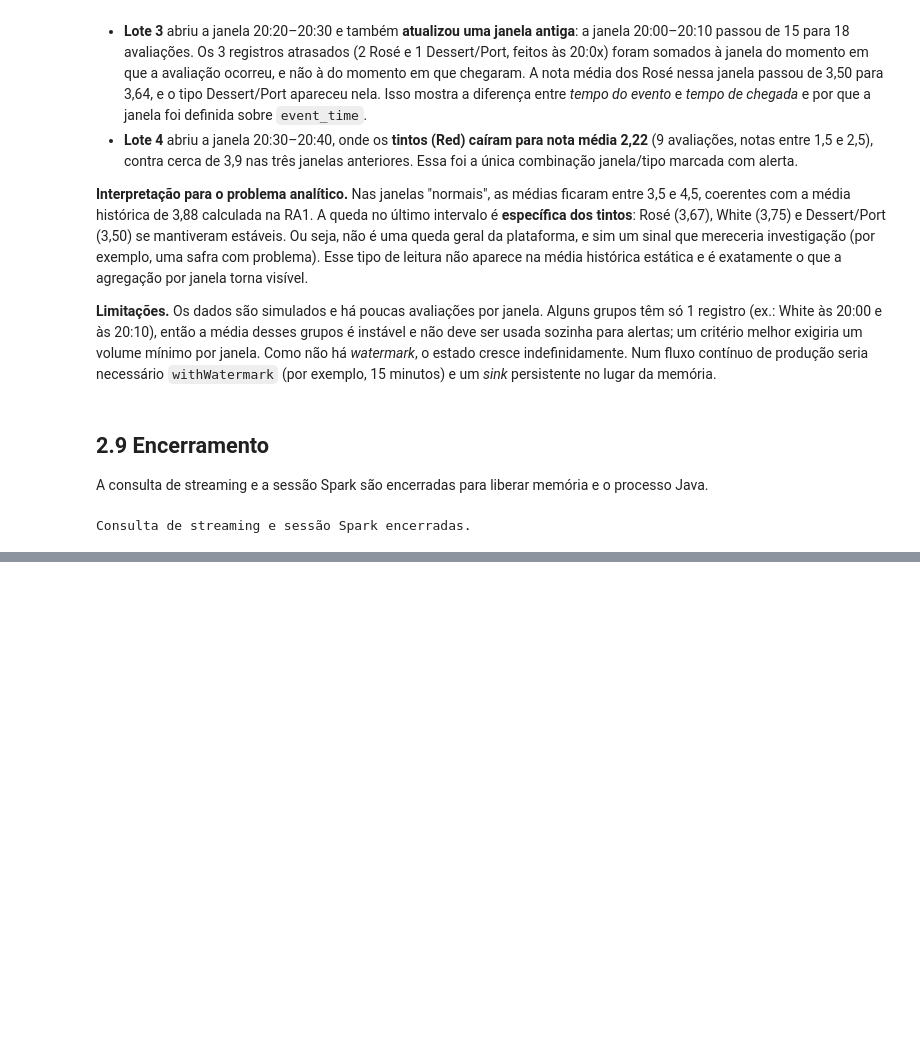
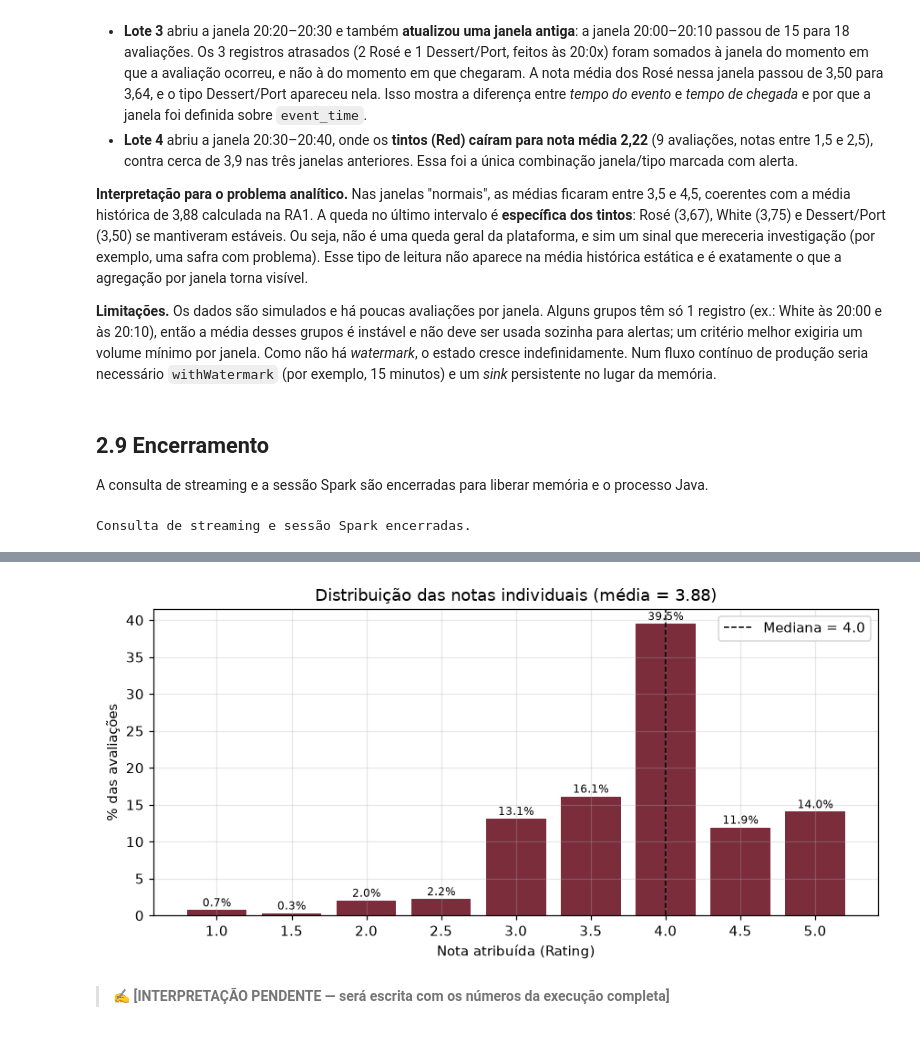
Before and after one commit to haku769/ra1-data-analytics, a Jupyter notebook: analise_vinhos.ipynb, the cells around one changed output, grey strips where cells are left out. Cells and saved outputs as stored; diff of their text form; code cells hidden in the pictures; blank space fills up the shorter version.

Commit message:
"RA3: estatística, visualizações, representatividade e ML"

```diff
--- a/analise_vinhos.ipynb
+++ b/analise_vinhos.ipynb
@@ -525,0 +732,27 @@ Consulta de streaming e sessão Spark encerradas.
+# %%
+def medidas(serie, nome):
+    s = serie.dropna()
+    return pd.Series({
+        "n": len(s), "média": s.mean(), "mediana": s.median(), "desvio-padrão": s.std(),
+        "mínimo": s.min(), "máximo": s.max(), "amplitude": s.max() - s.min(),
+        "Q1": s.quantile(.25), "Q3": s.quantile(.75), "IQR": s.quantile(.75) - s.quantile(.25),
+        "coef. variação (%)": 100 * s.std() / s.mean(), "assimetria": s.skew()}, name=nome)
+
+medidas_nota_individual = pd.Series({
+    "n": resumo.total_avaliacoes, "média": resumo.media, "mediana": resumo.mediana,
+    "desvio-padrão": resumo.desvio_padrao, "mínimo": resumo.minimo, "máximo": resumo.maximo,
+    "amplitude": resumo.maximo - resumo.minimo, "Q1": resumo.q1, "Q3": resumo.q3,
+    "IQR": resumo.q3 - resumo.q1, "coef. variação (%)": 100 * resumo.desvio_padrao / resumo.media,
+    "assimetria": resumo.assimetria}, name="Rating (avaliação individual)")
+
+tabela_medidas = pd.concat([medidas_nota_individual,
+                            medidas(vinhos["Nota_Media"], "Nota_Media (por vinho)"),
+                            medidas(vinhos["Total_Avaliacoes"], "Total_Avaliacoes (por vinho)")], axis=1)
+print("Medidas de tendência central, dispersão e distribuição")
+display(tabela_medidas)
+
+freq_notas["Percentual"] = 100 * freq_notas["count"] / freq_notas["count"].sum()
+freq_notas["Percentual acumulado"] = freq_notas["Percentual"].cumsum()
+print("Frequência das notas individuais")
+display(freq_notas.rename(columns={"count": "Avaliações"}))
+print(f"Moda das notas: {freq_notas.loc[freq_notas['count'].idxmax(), 'Rating']}")
@@ -525,0 +786,17 @@ Consulta de streaming e sessão Spark encerradas.
+# %%
+# Visualização 1 — Distribuição das notas individuais
+fig, ax = plt.subplots(figsize=(8, 4))
+ax.bar(freq_notas["Rating"].astype(str), freq_notas["Percentual"], color="#7b2d3b")
+for x, p in zip(freq_notas["Rating"].astype(str), freq_notas["Percentual"]):
+    ax.text(x, p + 0.5, f"{p:.1f}%", ha="center", fontsize=8)
+ax.axvline(x=list(freq_notas["Rating"]).index(resumo.mediana) if resumo.mediana in list(freq_notas["Rating"]) else 0,
+           color="black", ls="--", lw=1, label=f"Mediana = {resumo.mediana}")
+ax.set_title(f"Distribuição das notas individuais (média = {resumo.media:.2f})")
+ax.set_xlabel("Nota atribuída (Rating)")
+ax.set_ylabel("% das avaliações")
+ax.legend()
+plt.tight_layout(); plt.show()
+# %% [output]
+[figure, added]
+# %% [markdown]
+> ✍️ **[INTERPRETAÇÃO PENDENTE — será escrita com os números da execução completa]**
```
Also changed, not shown: parts of 33 cells of this notebook, 7 other files.
